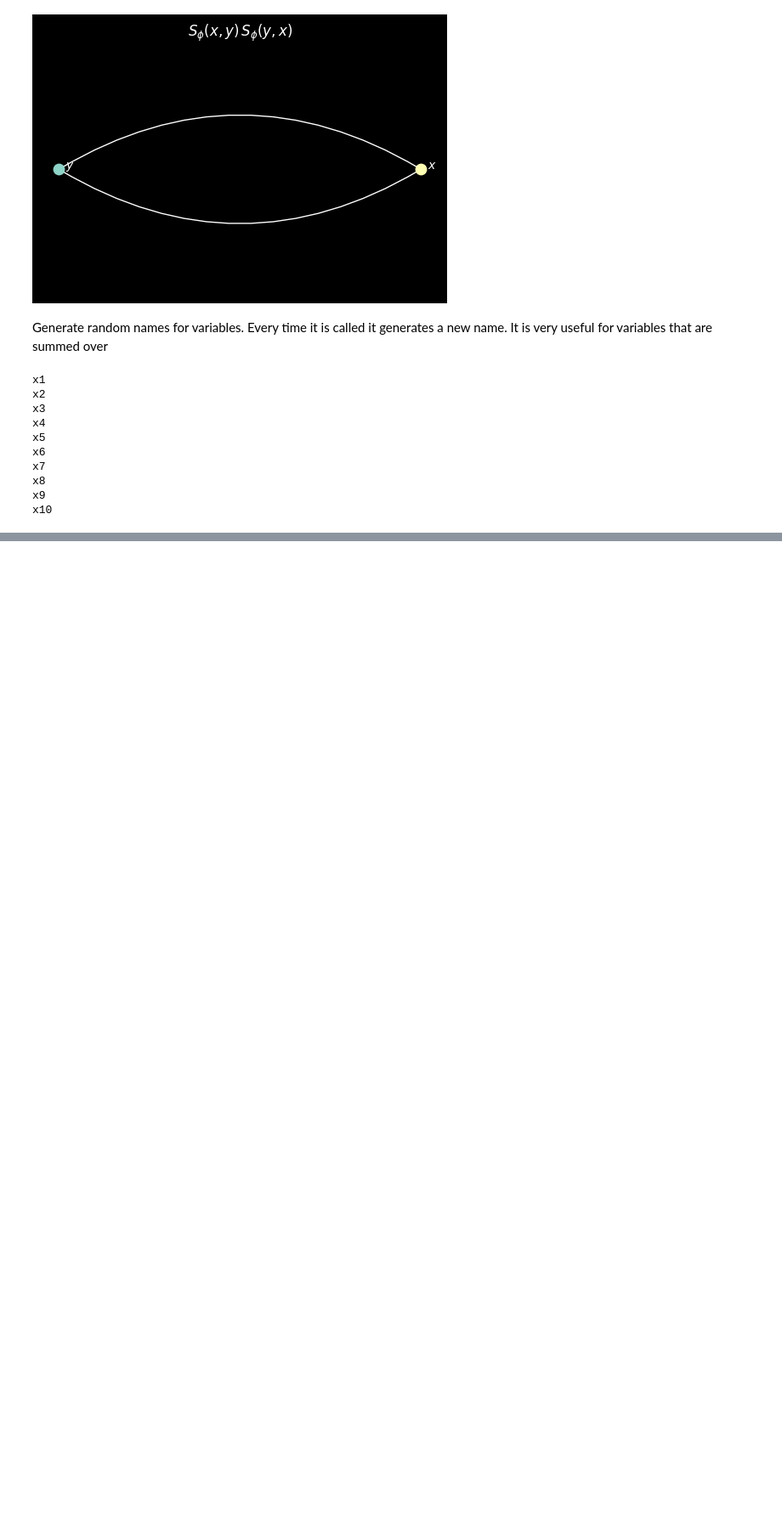
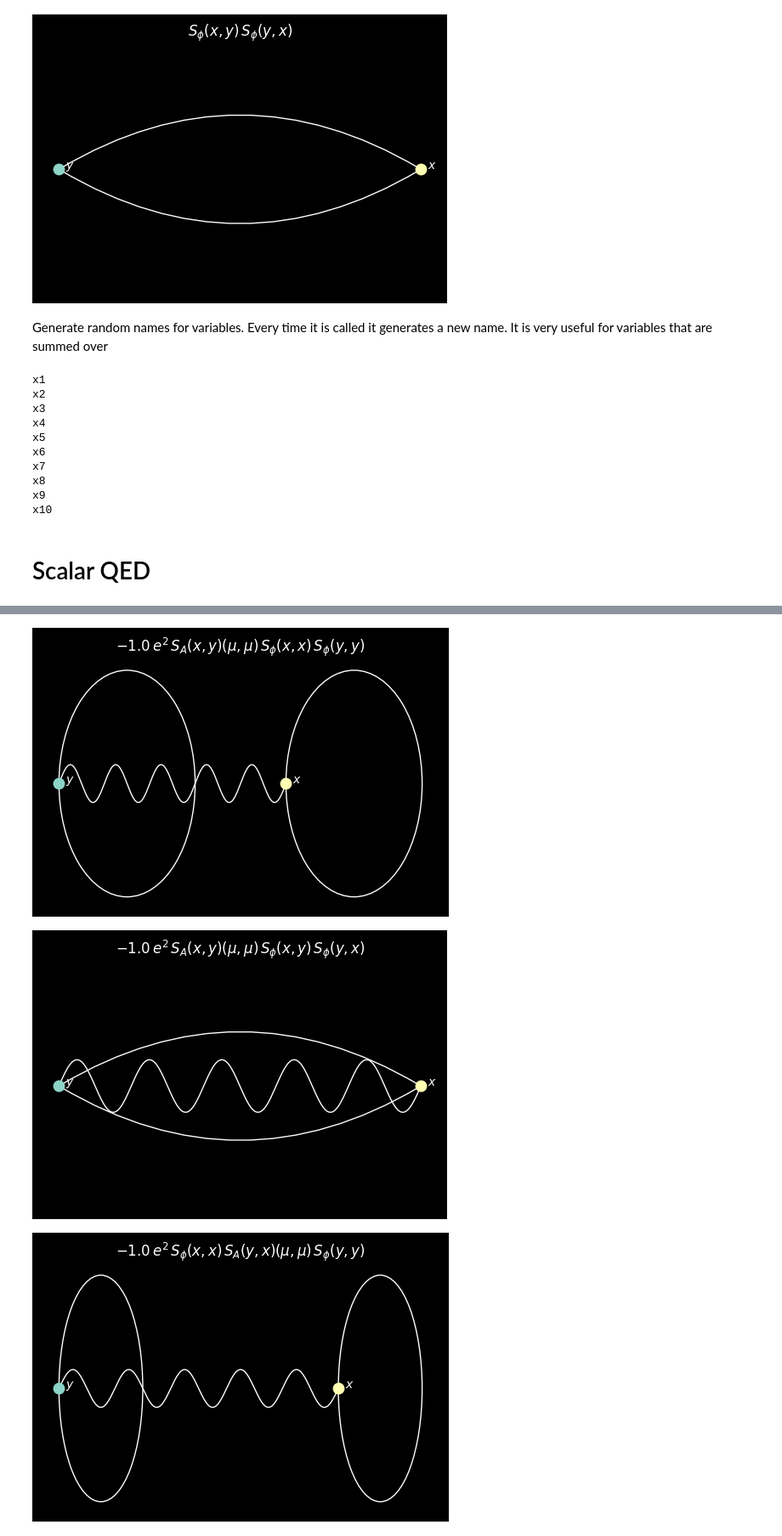
Before and after one commit to mbruno46/giancarlo, a Jupyter notebook: tutorials/basics.ipynb, the cells around one changed output, grey strips where cells are left out. Shown at 85% size. Drawn from its saved outputs; the diff is of its cells as text; code cells hidden in the pictures; blank space fills up the shorter version.

```diff
--- a/tutorials/basics.ipynb
+++ b/tutorials/basics.ipynb
@@ -42,3 +42,16 @@ x7
 x8
 x9
 x10
+# %% [markdown]
+# Scalar QED
+# %%
+A = gc.PhotonField()
+
+def Jgamma(x, mu):
+    return gc.CNumber(-1j) * gc.Symbol('e') * phidag(x) * A(x,mu) * phi(x)
+
+bubble = Jgamma('x',r'\mu') * Jgamma('y',r'\mu')
+gc.log(bubble)
+
+bubble.wick().draw()
+# %% [output]
@@ -44,0 +59,3 @@ x10
+[figure, added]
+[figure, added]
+[figure, added]
```
Also changed, not shown: parts of 2 cells of this notebook, 2 other files.
